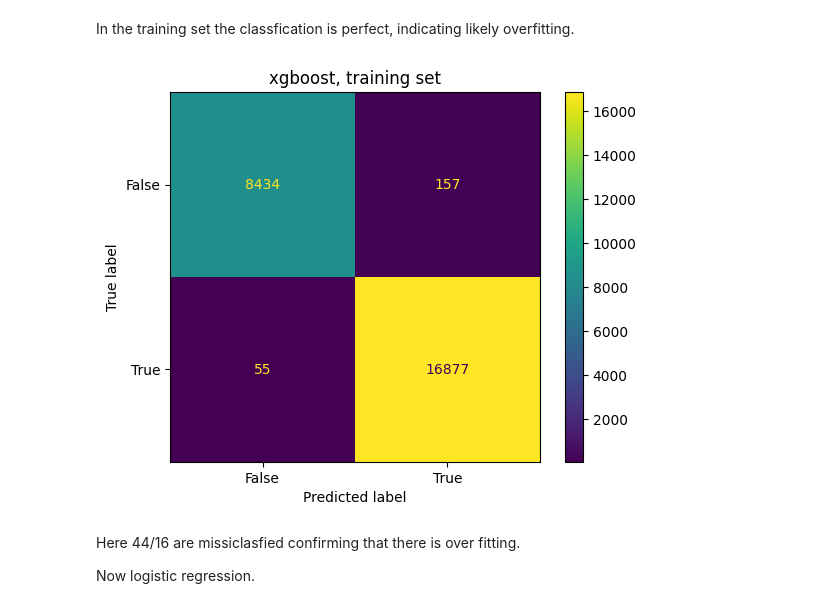
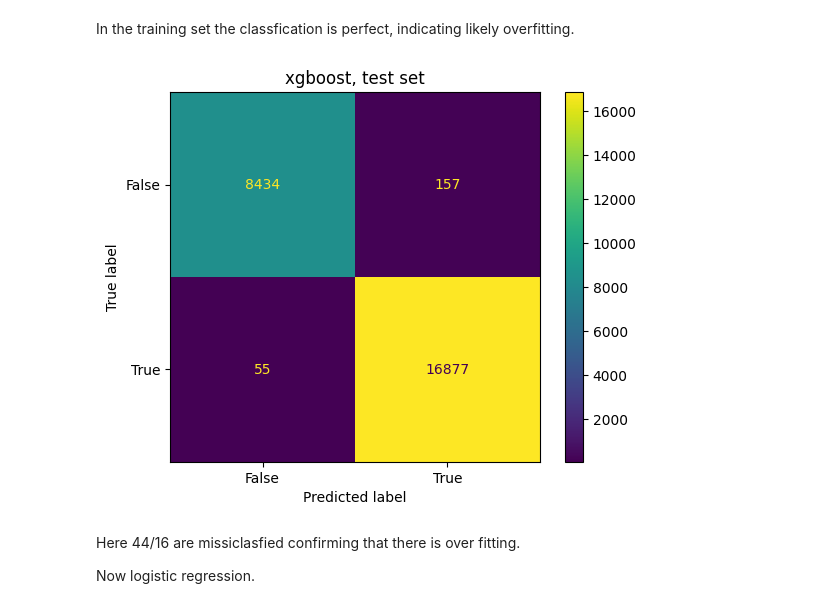
Before and after one commit to tkfritz/astro_images, a Jupyter notebook: star_galaxy_fit2.ipynb, the cells around one changed output. Saved outputs shown, nothing was run; the diff lists cells and outputs as text; code cells hidden in the pictures.

```diff
--- a/star_galaxy_fit2.ipynb
+++ b/star_galaxy_fit2.ipynb
@@ -369,12 +361,12 @@ In the training set the classfication is perfect, indicating likely overfitting.
 # %%
 x_conf_test = confusion_matrix(target_test, np.round(x_pred_test), labels=xc1.classes_)
 disp = ConfusionMatrixDisplay(confusion_matrix=x_conf_test,
                                display_labels=xc1.classes_)
 disp.plot()
-plt.title(f"xgboost, training set")
+plt.title(f"xgboost, test set")
 plt.show()
 # %% [output]
-[figure, old version]
+[figure, new version]
 # %% [markdown]
 Here 44/16 are missiclasfied confirming that there is over fitting.
 
```
Also changed, not shown: parts of 20 cells of this notebook.
